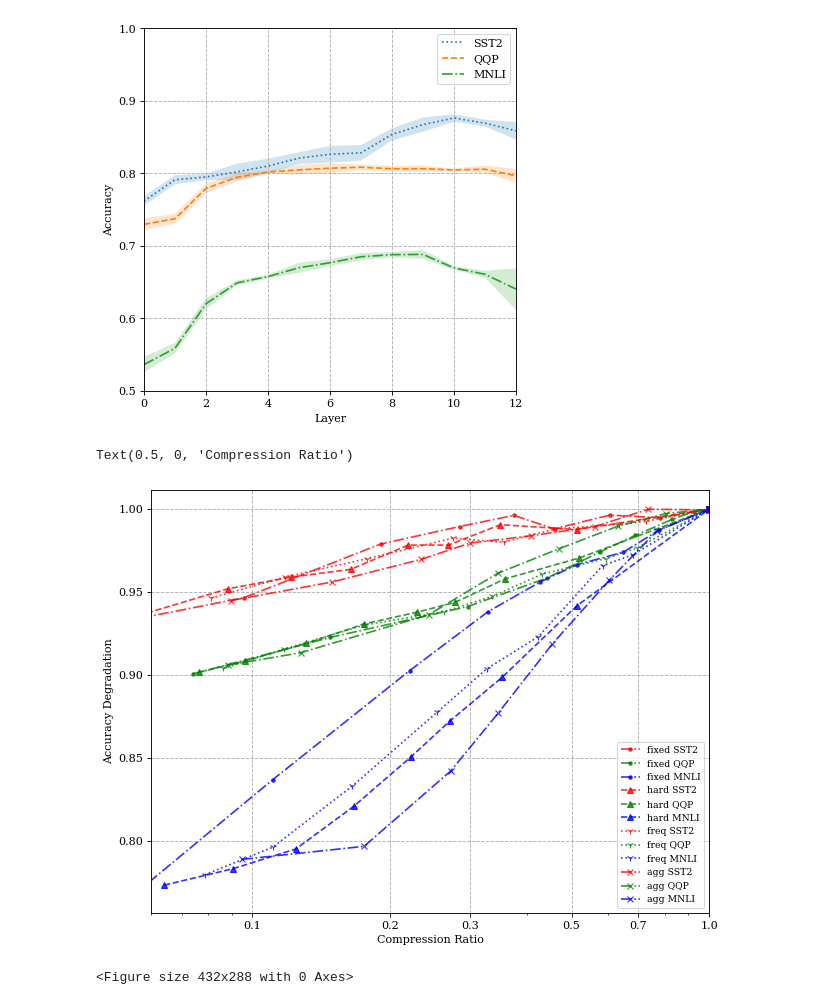
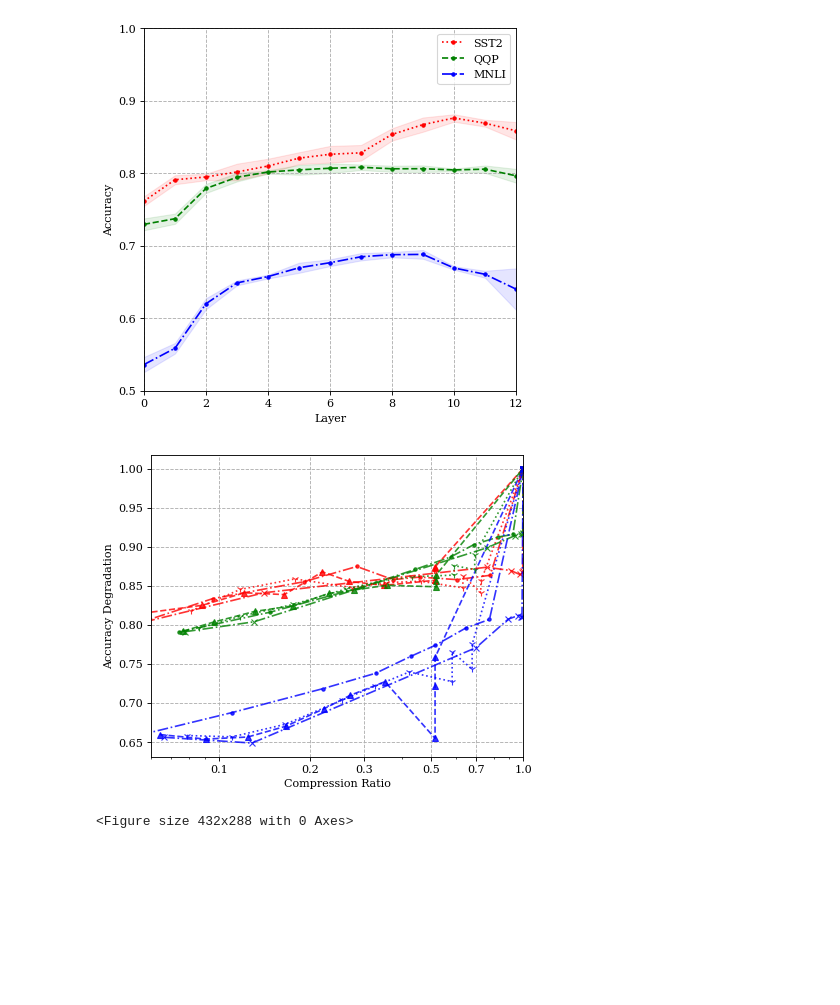
Before and after one commit to sergicastellasape/semantic-compression, a Jupyter notebook: plotting_figures.ipynb, the cells around one changed output. Saved outputs shown, nothing was run; the diff lists cells and outputs as text; code cells hidden in the pictures; blank space fills up the shorter version.

Commit message:
tweaks to plotting notebook

```diff
--- a/plotting_figures.ipynb
+++ b/plotting_figures.ipynb
@@ -33,20 +33,22 @@ for key in D.keys():
 # %%
 x = list(range(0, 13))
 style = {'SST2': ':', 'MNLI': '-.', 'QQP': '--'}
+colors = {'SST2': 'r', 'MNLI': 'b', 'QQP': 'g'}
+
 fig = plt.figure(num=None, figsize=(6, 6), dpi=80, facecolor='w', edgecolor='k')
 plt.rcParams["font.family"] = "serif"
 for key in D.keys():
-    plt.plot(x, means[key], style[key], label=key)
-    plt.fill_between(x, means[key] + stds[key], means[key] - stds[key], alpha=0.2)
+    plt.plot(x, means[key], style[key], label=key, marker='.', color=colors[key])
+    plt.fill_between(x, means[key] + stds[key], means[key] - stds[key], alpha=0.1, color=colors[key])
 plt.legend()
 plt.ylabel('Accuracy')
 plt.xlabel('Layer')
 plt.grid(linestyle='--')
 fig.axes[0].set_xlim([0, 12])
 fig.axes[0].set_ylim([0.5, 1.0])
-plt.savefig('figures/test.png')
+plt.savefig('figures/fig_layers.png')
 # %% [output]
-[figure, old version]
+[figure, new version]
 # %%
 from ast import literal_eval
 from collections import defaultdict
@@ -75,8 +77,8 @@ def plot_points(list_of_tuples, label=None, normalize=True, linestyle='--', colo
     x = np.array([t[0] for t in list_of_tuples])
     y = np.array([t[1] for t in list_of_tuples])
     if normalize:
-        y /= max(y)
-    y = np.array([v for _,v in sorted(zip(x,y))]) # order w.r.t compression
+        y /= y[list(x).index(1)]
+    y = np.array([v for _,v in sorted(zip(x,y))])  # order w.r.t compression
     x.sort()
     plt.plot(x, y, linestyle, label=label, color=color, alpha=alpha, marker=marker)
 
@@ -98,45 +100,45 @@ def read_file_in_dir(directory):
         all_results[kind]['QQP'].append((1.0, 0.8057614641))
     return all_results
 # %%
-directory = "/Users/sergicastellasape/Desktop/layer10-max-v3/"
+name = 'layer0-max-v3'
+directory = f"/Users/sergicastellasape/Desktop/{name}/"
 all_results = read_file_in_dir(directory)
 # %%
-fig = plt.figure(num=None, figsize=(9, 7), dpi=80, facecolor='w', edgecolor='k')
+fig = plt.figure(num=None, figsize=(6, 5), dpi=80, facecolor='w', edgecolor='k')
 line = {'fixed':'-.', 'hard':'--', 'freq':':', 'agg':'-.'}
 marker = {'fixed':'.', 'hard':'^', 'freq':'1', 'agg':'x'}
 #line = {'agg':'-.'}
 plt.rcParams["font.family"] = "serif"
-for kind in line.keys():
+for kind in ['fixed', 'hard', 'freq', 'agg']:
     plot_points(all_results[kind]['SST2'],
                 label=kind + ' SST2',
                 linestyle=line[kind] ,
                 color='r',
                 alpha=0.8,
                 marker=marker[kind])
     plot_points(all_results[kind]['QQP'],
                 label=kind + ' QQP',
                 linestyle=line[kind],
                 color='g',
                 alpha=0.8,
                 marker=marker[kind])
     plot_points(all_results[kind]['MNLI'],
                 label=kind + ' MNLI',
                 linestyle=line[kind],
                 color='b',
                 alpha=0.8,
                 marker=marker[kind])
-plt.legend(fontsize='small')
+#plt.legend(fontsize='small')
 plt.xscale('log')
 plt.grid(linestyle='--')
 fig.axes[0].set_xlim([0.06, 1.0])
 plt.xticks([0.1, 0.2, 0.3, 0.5, 0.7, 1.0])
 fig.axes[0].get_xaxis().set_major_formatter(matplotlib.ticker.ScalarFormatter())
 plt.ylabel('Accuracy Degradation')
 plt.xlabel('Compression Ratio')
-#plt.savefig('figures/layer0-max.png')
+plt.savefig(f'figures/{name}.png')
 # %% [output]
-Text(0.5, 0, 'Compression Ratio')
-[figure, old version]
+[figure, new version]
 # %%
 # %% [output]
 <Figure size 432x288 with 0 Axes>
```
Also changed, not shown: parts of 1 cell of this notebook.
